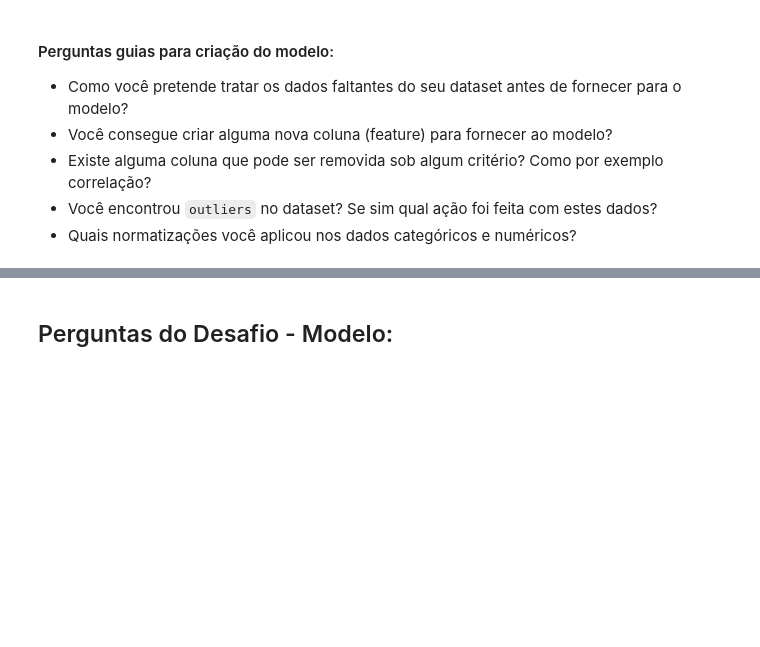
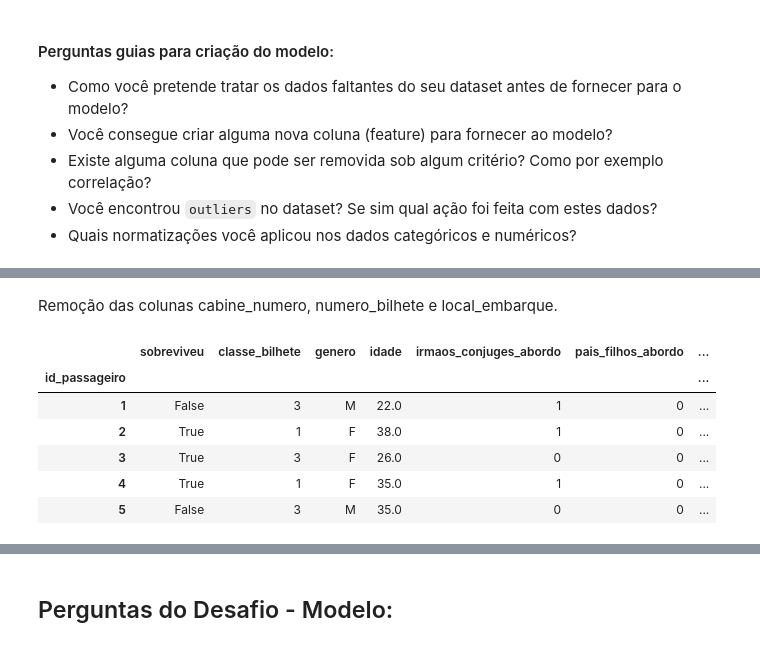
Before and after one commit to andreinamendes/titanic_cd, a Jupyter notebook: desafio.ipynb, the cells around one changed output, grey strips where cells are left out. Drawn from its saved outputs; the diff is of its cells as text; code cells hidden in the pictures; blank space fills up the shorter version.

```diff
--- a/desafio.ipynb
+++ b/desafio.ipynb
@@ -357,0 +526,15 @@ X = df
+# %% [markdown]
+Remoção das colunas cabine_numero, numero_bilhete e local_embarque.
+# %%
+df.pop('cabine_numero')
+df.pop('numero_bilhete')
+df.pop('local_embarque')
+df.head()
+# %% [output]
+|  | sobreviveu | classe_bilhete | genero | idade | irmaos_conjuges_abordo | pais_filhos_abordo | ... |
+| id_passageiro |  |  |  |  |  |  | ... |
+| 1 | False | 3 | M | 22.0 | 1 | 0 | ... |
+| 2 | True | 1 | F | 38.0 | 1 | 0 | ... |
+| 3 | True | 3 | F | 26.0 | 0 | 0 | ... |
+| 4 | True | 1 | F | 35.0 | 1 | 0 | ... |
+| 5 | False | 3 | M | 35.0 | 0 | 0 | ... |
```
Also changed, not shown: parts of 46 cells of this notebook.
